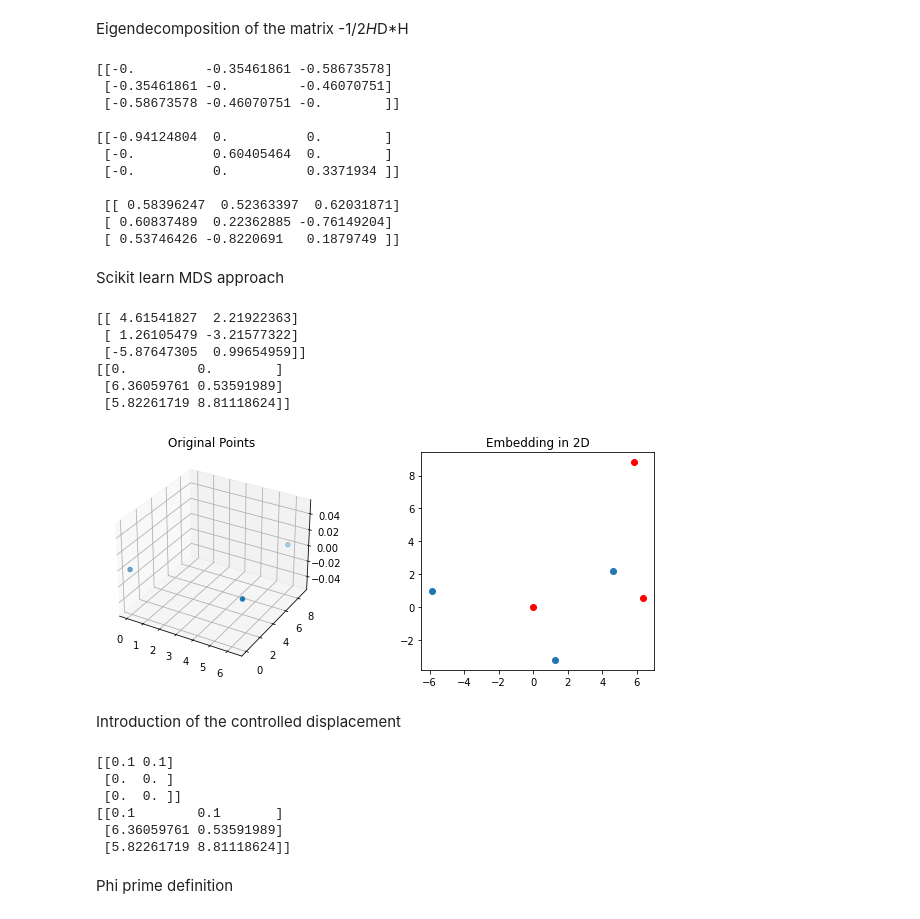
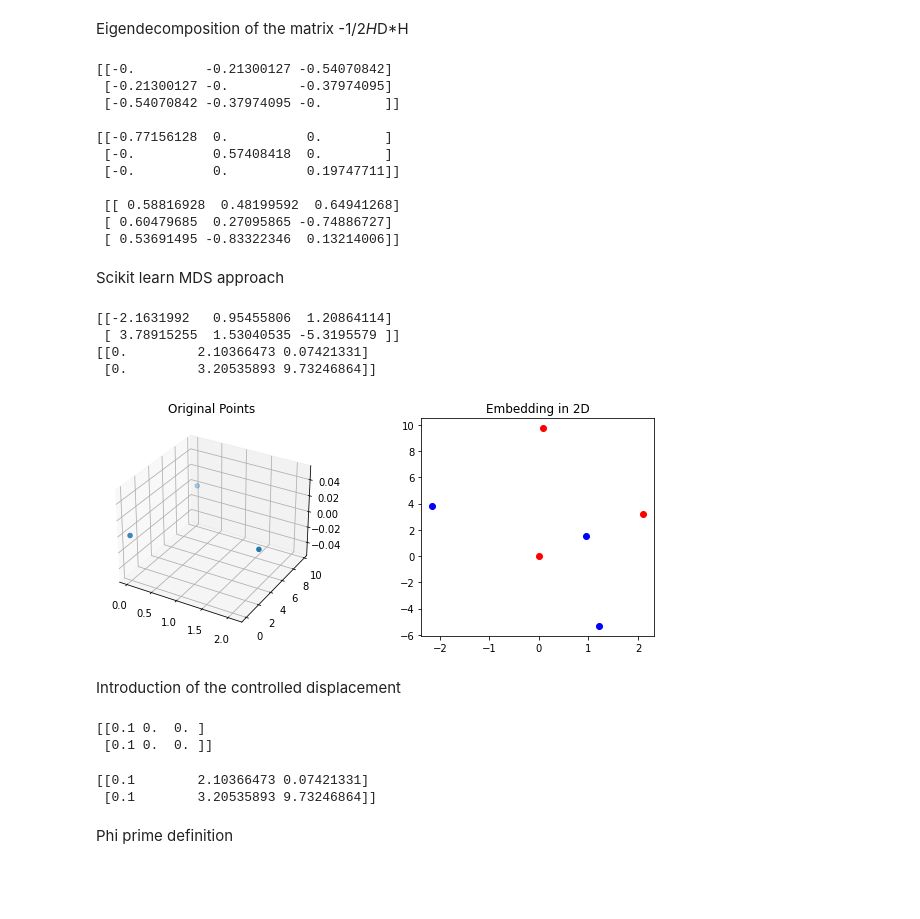
Before and after one commit to oselin/drone-pose-estimation, a Jupyter notebook: MDS.ipynb, the cells around one changed output. Saved outputs shown, nothing was run; the diff lists cells and outputs as text; code cells hidden in the pictures; blank space fills up the shorter version.

```diff
--- a/MDS.ipynb
+++ b/MDS.ipynb
@@ -9,6 +9,8 @@ Definition of the Distance Matrix
 # %%
 n_robots = int(input("number of robots: "))
 platoon = []
+
+c_color = ['orange','green' for i in range(1,n_robots)]
 
 # initialization of n robots
 for i in range(n_robots):
@@ -19,14 +21,13 @@ for i in range(n_robots):
     platoon.append(i_robot)
 
 coordinates = [[],[],[]]
-S = []
+
 for rob in platoon:
     coordinates = np.append(coordinates,rob.get_coords(),axis=1)
 
-for i in range(len(coordinates[1])):
-    S.append([coordinates[0,i], coordinates[1,i]])
-S = np.array(S)
+S = coordinates[0:2,:]
 
 DM = d_matrix(platoon)
+DM2 = d_matrix2(platoon)
 print(DM)
 # %% [output]
@@ -71,65 +72,63 @@ print(LAMBDA,'\n\n',U)
 #Sstar  = np.sqrt(LAMBDA).transpose(U)
 #print(Sstar)
 # %% [output]
-[[-0.         -0.35461861 -0.58673578]
- [-0.35461861 -0.         -0.46070751]
- [-0.58673578 -0.46070751 -0.        ]]
+[[-0.         -0.21300127 -0.54070842]
+ [-0.21300127 -0.         -0.37974095]
+ [-0.54070842 -0.37974095 -0.        ]]
 
-[[-0.94124804  0.          0.        ]
- [-0.          0.60405464  0.        ]
- [-0.          0.          0.3371934 ]]
+[[-0.77156128  0.          0.        ]
+ [-0.          0.57408418  0.        ]
+ [-0.          0.          0.19747711]]
 
- [[ 0.58396247  0.52363397  0.62031871]
- [ 0.60837489  0.22362885 -0.76149204]
- [ 0.53746426 -0.8220691   0.1879749 ]]
+ [[ 0.58816928  0.48199592  0.64941268]
+ [ 0.60479685  0.27095865 -0.74886727]
+ [ 0.53691495 -0.83322346  0.13214006]]
 # %% [markdown]
 Scikit learn MDS approach
 # %%
 n_components = 2                                   # p, reduced dimensionality space
 embedding = MDS(n_components=2,n_init = 20,max_iter = 1000,random_state = 73073,dissimilarity='precomputed') # instantiate and set the hyperparameter
-MDS_transformed = embedding.fit_transform(DM)
-MDS_transformed.shape
-print(MDS_transformed)
+Sstar = embedding.fit_transform(DM).T
+Sstar2= embedding.fit_transform(DM).T
+
+print(Sstar)
 print(S)
 # %% [output]
-[[ 4.61541827  2.21922363]
- [ 1.26105479 -3.21577322]
- [-5.87647305  0.99654959]]
-[[0.         0.        ]
- [6.36059761 0.53591989]
- [5.82261719 8.81118624]]
+[[-2.1631992   0.95455806  1.20864114]
+ [ 3.78915255  1.53040535 -5.3195579 ]]
+[[0.         2.10366473 0.07421331]
+ [0.         3.20535893 9.73246864]]
 # %%
 fig = plt.figure(2, (10,4))
 ax = fig.add_subplot(121, projection='3d')
 ax.scatter3D(coordinates[0,:], coordinates[1,:], coordinates[2,:])
 plt.title('Original Points')
 
 ax = fig.add_subplot(122)
-plt.scatter(MDS_transformed[:,0], MDS_transformed[:,1])
-plt.scatter(S[:,0], S[:,1], color='red')
+plt.scatter(Sstar[0,:], Sstar[1,:],color='blue')
+plt.scatter(S    [0,:], S    [1,:], color='red')
 plt.title('Embedding in 2D')
 fig.subplots_adjust(wspace=.4, hspace=0.5)
 plt.show()
 # %% [output]
-[figure, old version]
+[figure, new version]
 # %% [markdown]
 Introduction of the controlled displacement
 # %%
 deltaX = deltaY = 0.1
 
-deltaSprime = np.array([[0,0] for i in range(n_robots)],dtype=float)
-deltaSprime[0] = [deltaX,deltaY]
+deltaSprime = np.array([[0 for i in range(n_robots)] for j in range(2)],dtype=float)
+deltaSprime[:,0] = [deltaX,deltaY]
 print(deltaSprime)
-
-Sprime = S + deltaSprime
-print(Sprime)
 # %% [output]
-[[0.1 0.1]
- [0.  0. ]
- [0.  0. ]]
-[[0.1        0.1       ]
- [6.36059761 0.53591989]
- [5.82261719 8.81118624]]
+[[0.1 0.  0. ]
+ [0.1 0.  0. ]]
+# %%
+Sprime = S + deltaSprime
+print(Sprime)
+# %% [output]
+[[0.1        2.10366473 0.07421331]
+ [0.1        3.20535893 9.73246864]]
 # %% [markdown]
 Phi prime definition
 # %%
```
Also changed, not shown: parts of 15 cells of this notebook, 3 other files.
